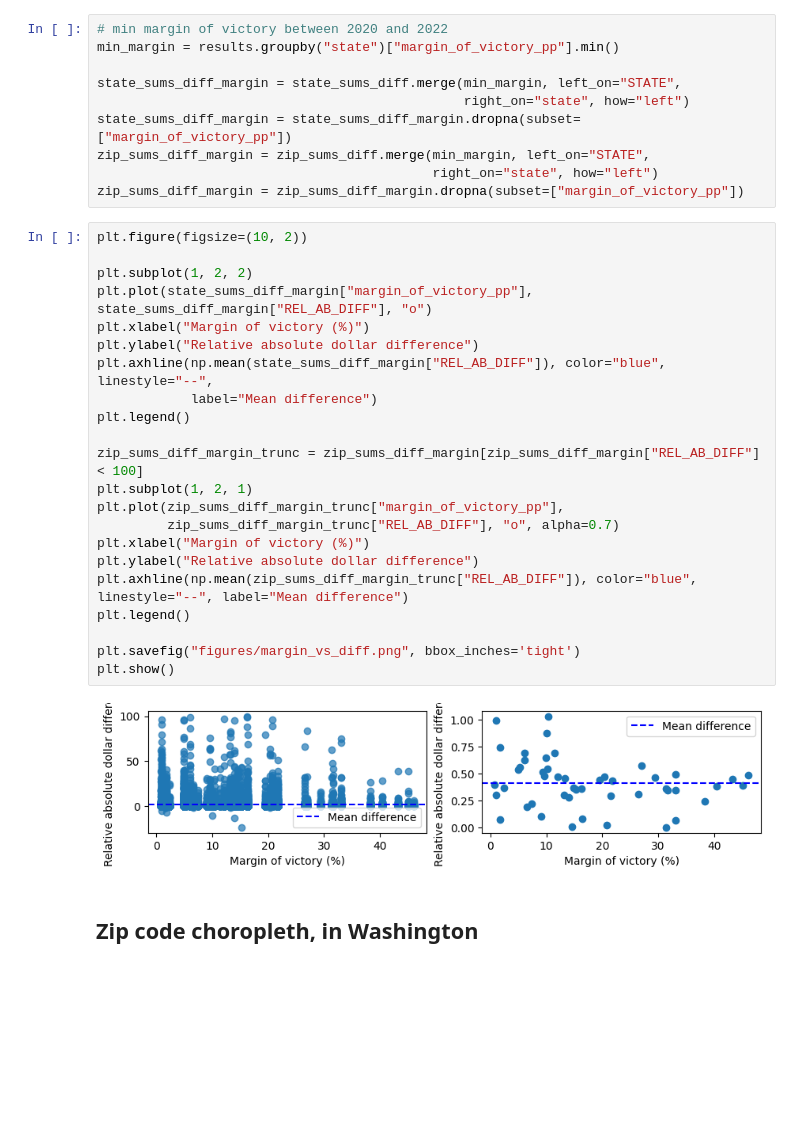
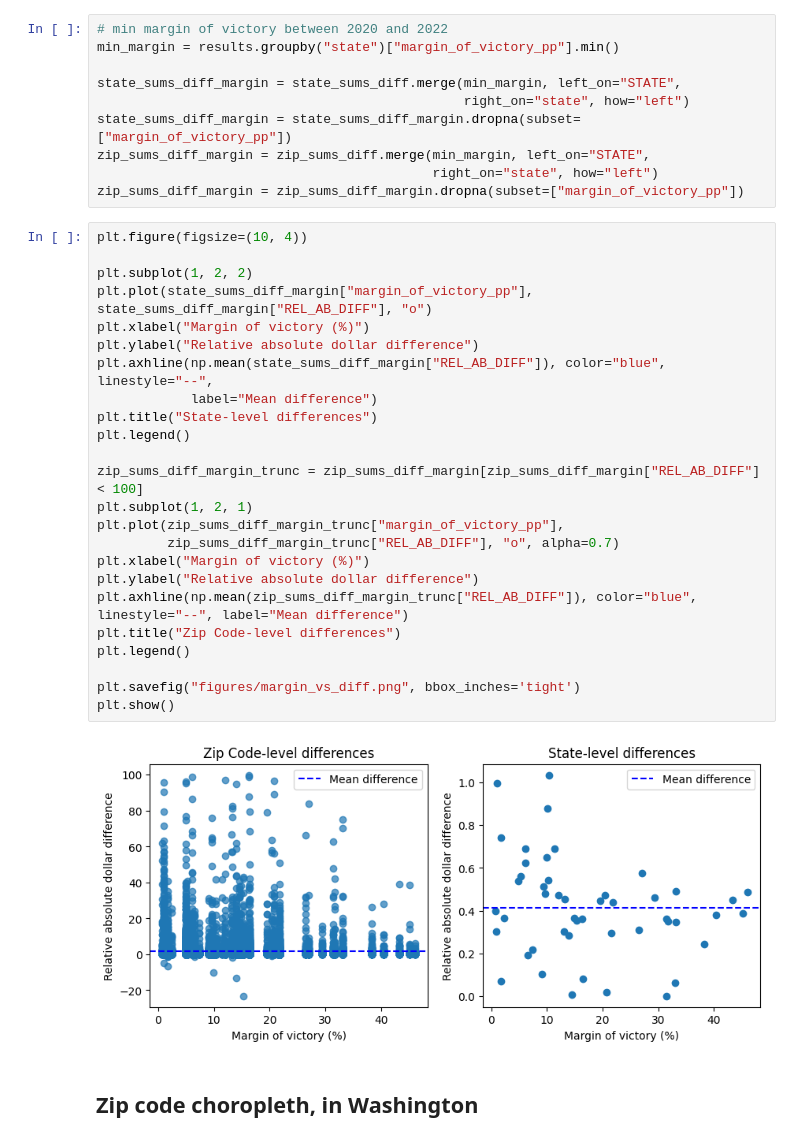
Before and after one commit to kennethgu/stats305c-project, a Jupyter notebook: milestone2/analysis/data_analysis.ipynb, the cells around one changed output. Cells and saved outputs as stored; diff of their text form; blank space fills up the shorter version.

```diff
--- a/milestone2/analysis/data_analysis.ipynb
+++ b/milestone2/analysis/data_analysis.ipynb
@@ -529,29 +607,31 @@ zip_sums_diff_margin = zip_sums_diff.merge(min_margin, left_on="STATE",
                                            right_on="state", how="left")
 zip_sums_diff_margin = zip_sums_diff_margin.dropna(subset=["margin_of_victory_pp"])
 # %%
-plt.figure(figsize=(10, 2))
+plt.figure(figsize=(10, 4))
 
 plt.subplot(1, 2, 2)
 plt.plot(state_sums_diff_margin["margin_of_victory_pp"], state_sums_diff_margin["REL_AB_DIFF"], "o")
 plt.xlabel("Margin of victory (%)")
 plt.ylabel("Relative absolute dollar difference")
 plt.axhline(np.mean(state_sums_diff_margin["REL_AB_DIFF"]), color="blue", linestyle="--",
             label="Mean difference")
+plt.title("State-level differences")
 plt.legend()
 
 zip_sums_diff_margin_trunc = zip_sums_diff_margin[zip_sums_diff_margin["REL_AB_DIFF"] < 100]
 plt.subplot(1, 2, 1)
 plt.plot(zip_sums_diff_margin_trunc["margin_of_victory_pp"],
          zip_sums_diff_margin_trunc["REL_AB_DIFF"], "o", alpha=0.7)
 plt.xlabel("Margin of victory (%)")
 plt.ylabel("Relative absolute dollar difference")
 plt.axhline(np.mean(zip_sums_diff_margin_trunc["REL_AB_DIFF"]), color="blue", linestyle="--", label="Mean difference")
+plt.title("Zip Code-level differences")
 plt.legend()
 
 plt.savefig("figures/margin_vs_diff.png", bbox_inches='tight')
 plt.show()
 # %% [output]
-[figure, old version]
+[figure, new version]
 # %% [markdown]
 ## Zip code choropleth, in Washington
 # %%
```
Also changed, not shown: parts of 13 cells of this notebook, 2 other files.
